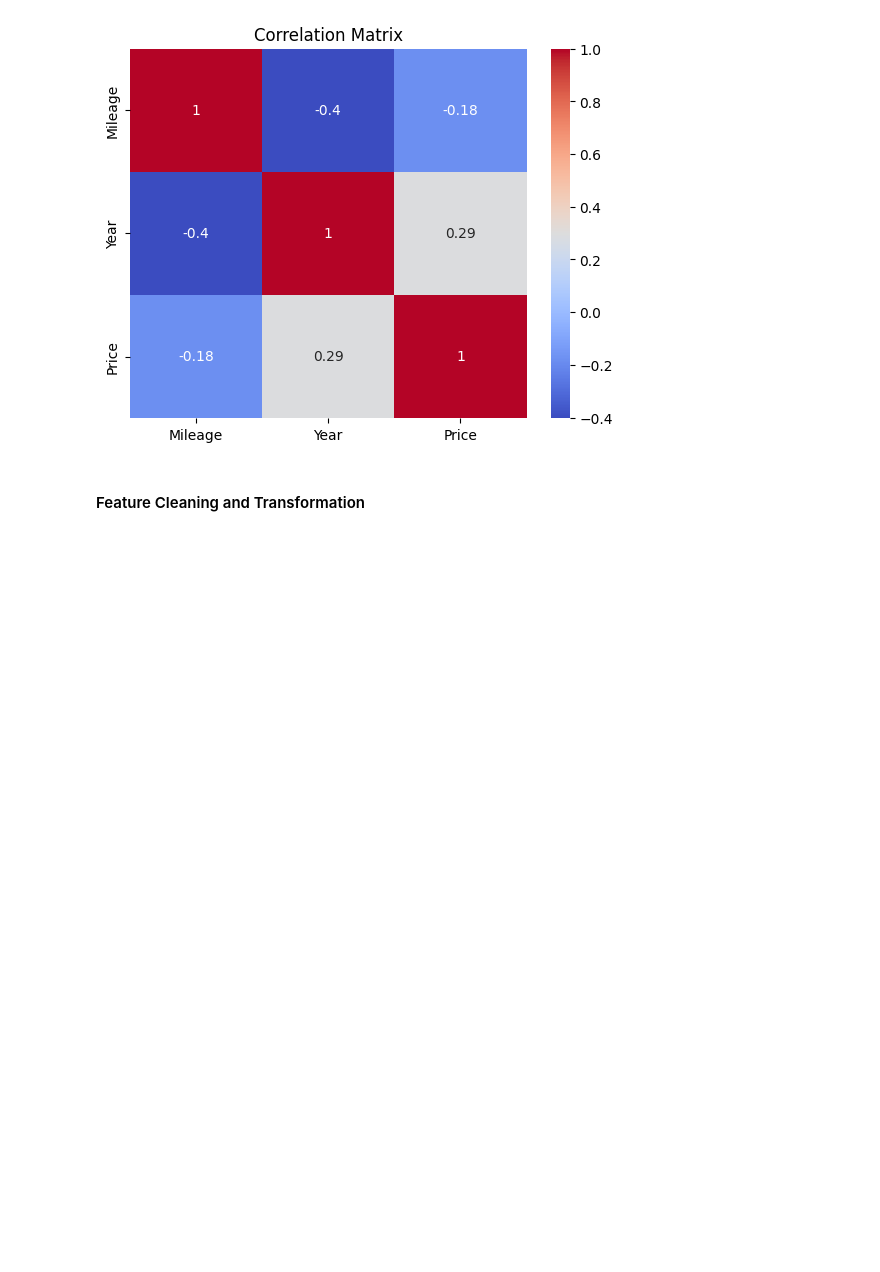
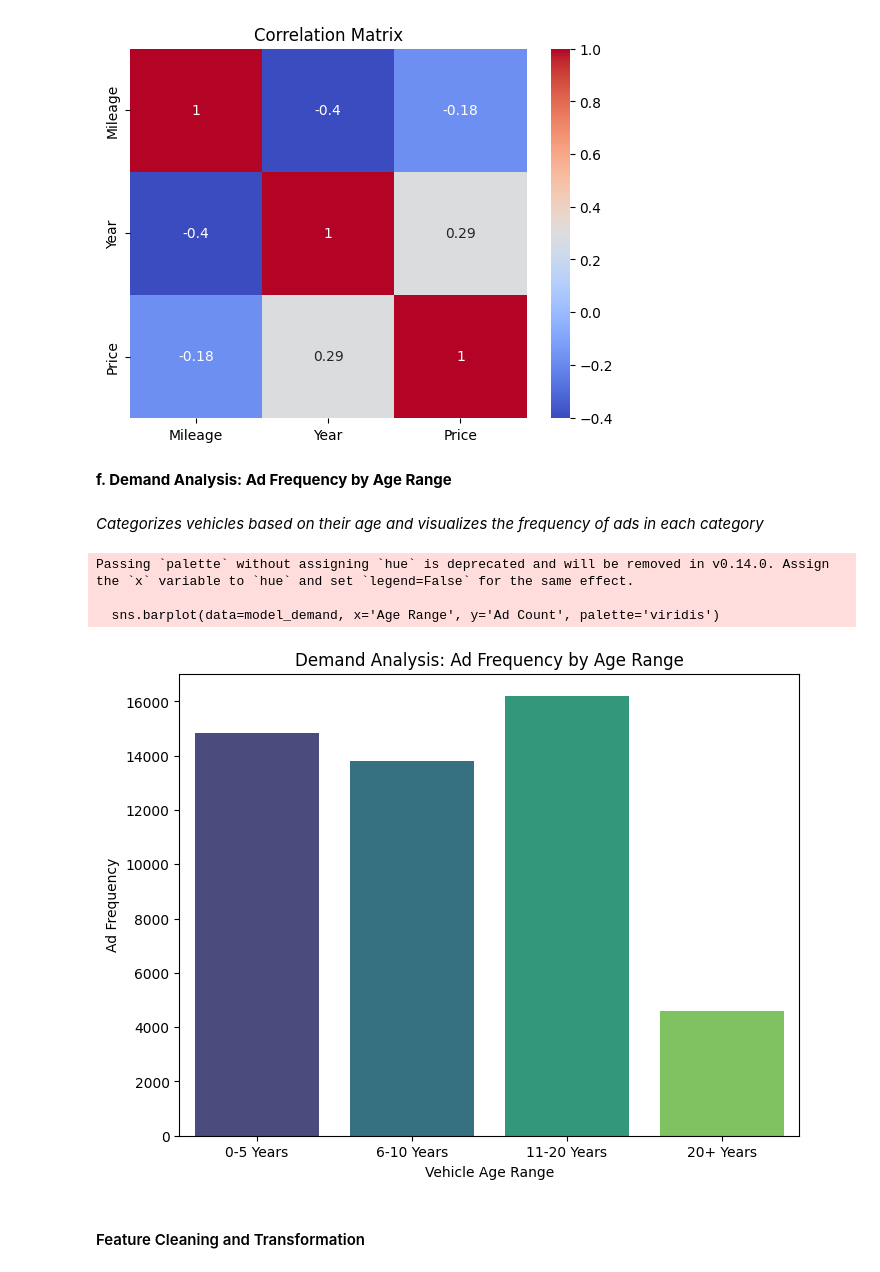
Before and after one commit to Muneeb-03/CS334-PakWheels-Project, a Jupyter notebook: project.ipynb, the cells around one changed output. Cells and saved outputs as stored; diff of their text form; code cells hidden in the pictures; blank space fills up the shorter version.

```diff
--- a/project.ipynb
+++ b/project.ipynb
@@ -165,6 +159,30 @@ plt.title('Correlation Matrix')
 plt.show()
 # %% [output]
 [figure]
+# %% [markdown]
+**f. Demand Analysis: Ad Frequency by Age Range**
+# %% [markdown]
+*Categorizes vehicles based on their age and visualizes the frequency of ads in each category*
+# %%
+# Define age categories
+ads_df['Age'] = 2024 - ads_df['Year']
+ads_df['Model Category'] = pd.cut(ads_df['Age'], bins=[0, 5, 10, 20, 50], labels=['0-5 Years', '6-10 Years', '11-20 Years', '20+ Years'])
+
+# Count the number of ads in each category
+model_demand = ads_df['Model Category'].value_counts().reset_index()
+model_demand.columns = ['Age Range', 'Ad Count']
+
+plt.figure(figsize=(8, 6))
+sns.barplot(data=model_demand, x='Age Range', y='Ad Count', palette='viridis')
+plt.title('Demand Analysis: Ad Frequency by Age Range')
+plt.xlabel('Vehicle Age Range')
+plt.ylabel('Ad Frequency')
+plt.show()
+# %% [output]
+Passing `palette` without assigning `hue` is deprecated and will be removed in v0.14.0. Assign the `x` variable to `hue` and set `legend=False` for the same effect.
+
+  sns.barplot(data=model_demand, x='Age Range', y='Ad Count', palette='viridis')
+[figure, added]
 # %% [markdown]
 #### Feature Cleaning and Transformation
 # %% [markdown]
```
Also changed, not shown: parts of 86 cells of this notebook, 6 other files.
